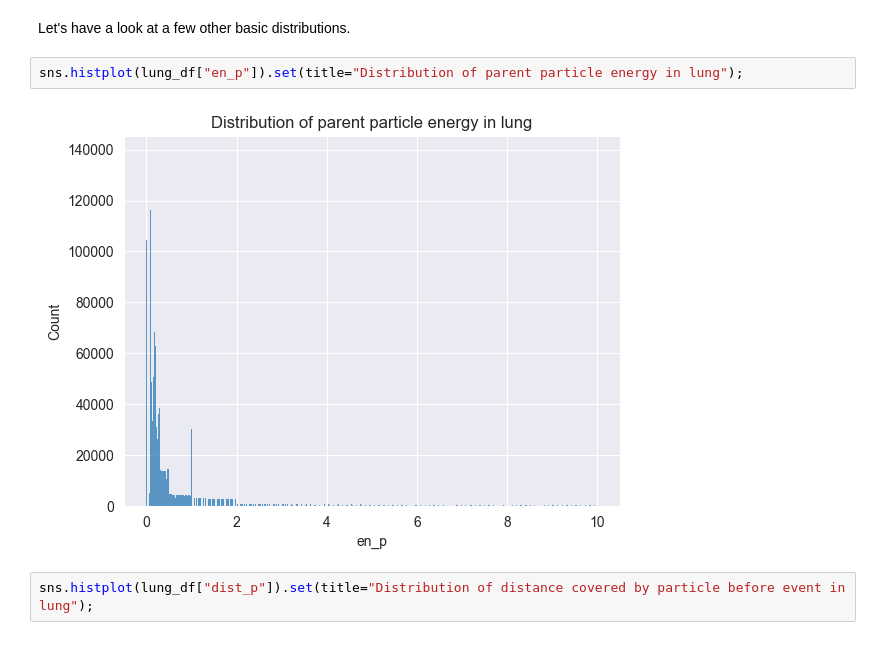
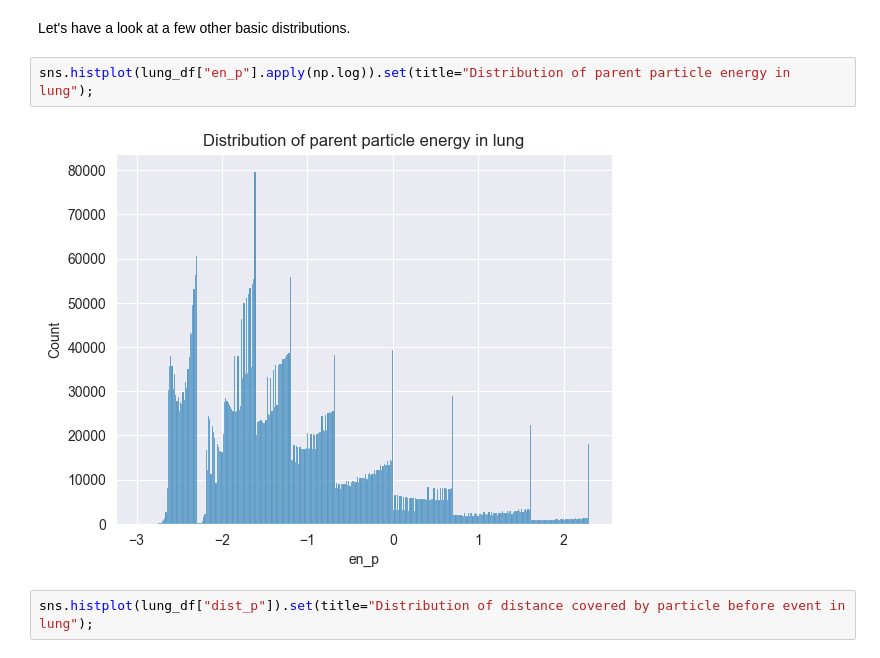
Before and after one commit to Dicedead/CS433project, a Jupyter notebook: project2/src/analysis.ipynb, the cells around one changed output. Cells and saved outputs as stored; diff of their text form.

Commit message:
corrected energy

```diff
--- a/project2/src/analysis.ipynb
+++ b/project2/src/analysis.ipynb
@@ -92,9 +94,9 @@ Here again, no surprises that the fact an emission happened has major impact on
 # %% [markdown]
 Let's have a look at a few other basic distributions.
 # %%
-sns.histplot(lung_df["en_p"]).set(title="Distribution of parent particle energy in lung");
+sns.histplot(lung_df["en_p"].apply(np.log)).set(title="Distribution of parent particle energy in lung");
 # %% [output]
-[figure, old version]
+[figure, new version]
 # %%
 sns.histplot(lung_df["dist_p"]).set(title="Distribution of distance covered by particle before event in lung");
 # %% [output]
```
Also changed, not shown: parts of 8 cells of this notebook, 3 other files.
